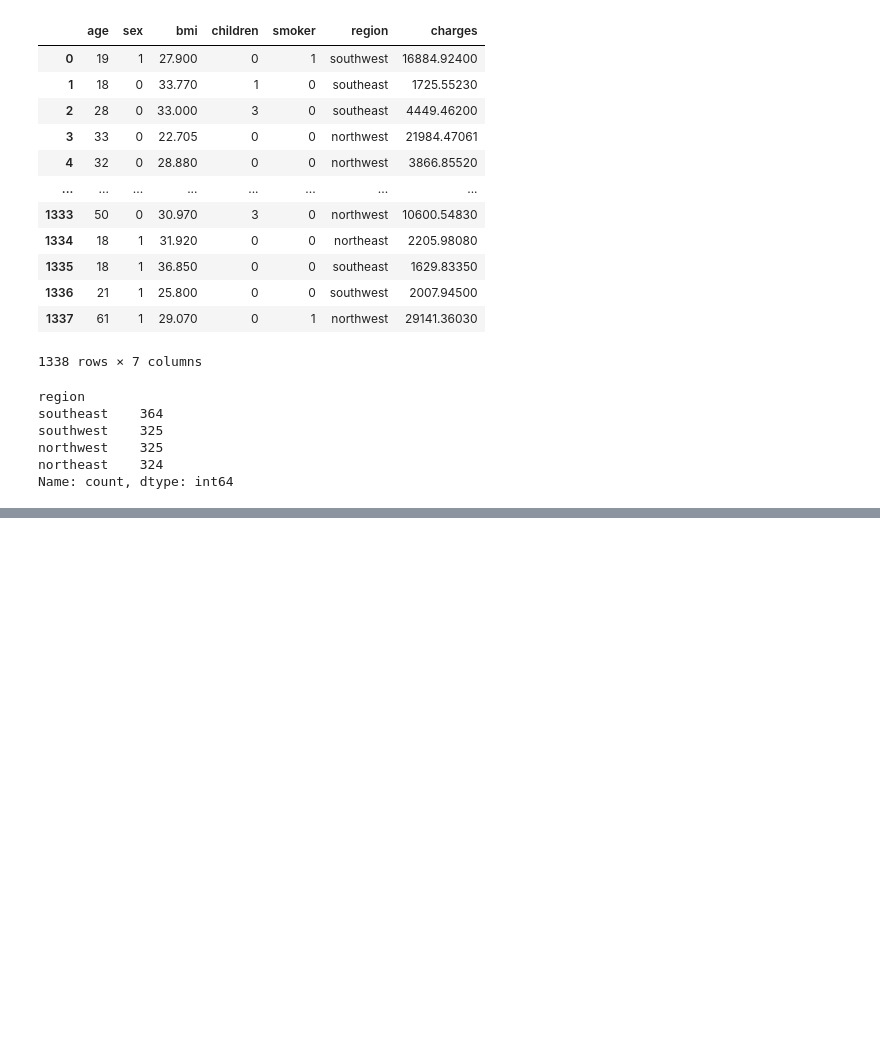
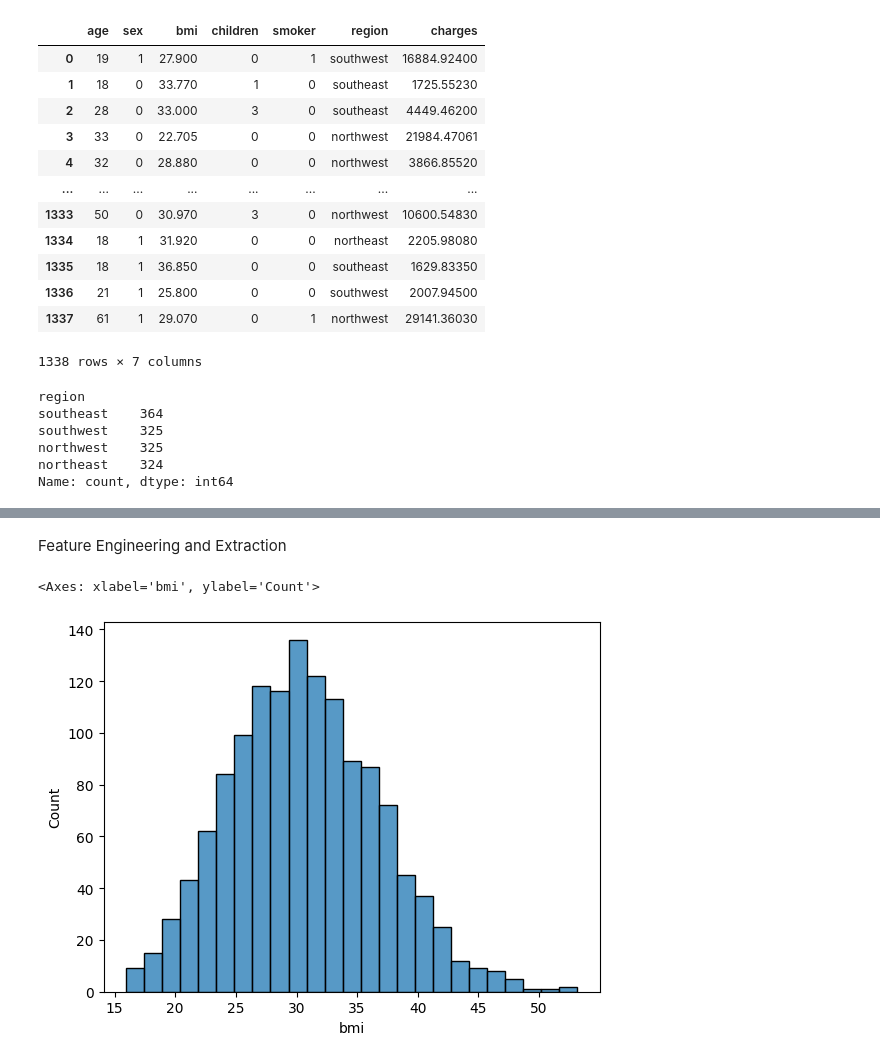
Before and after one commit to nur21horin/macine_learning, a Jupyter notebook: Insurance_data_preprocessing/Insurance.ipynb, the cells around one changed output, grey strips where cells are left out. Saved outputs shown, nothing was run; the diff lists cells and outputs as text; code cells hidden in the pictures; blank space fills up the shorter version.

```diff
--- a/Insurance_data_preprocessing/Insurance.ipynb
+++ b/Insurance_data_preprocessing/Insurance.ipynb
@@ -225,0 +246,7 @@ Name: count, dtype: int64
+# %% [markdown]
+Feature Engineering and Extraction
+# %%
+sns.histplot(df['bmi'])
+# %% [output]
+<Axes: xlabel='bmi', ylabel='Count'>
+[figure, added]
```
Also changed, not shown: parts of 11 cells of this notebook.
